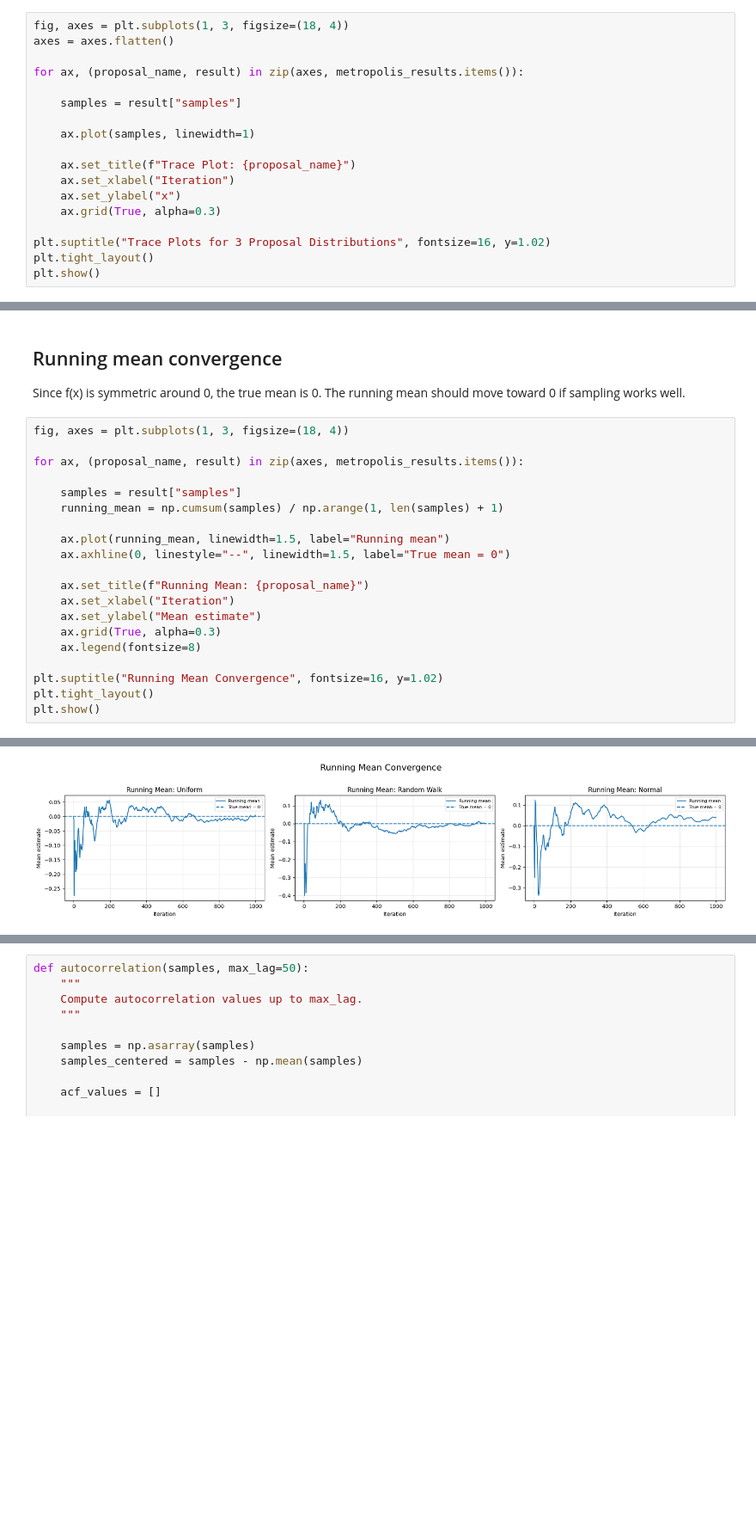
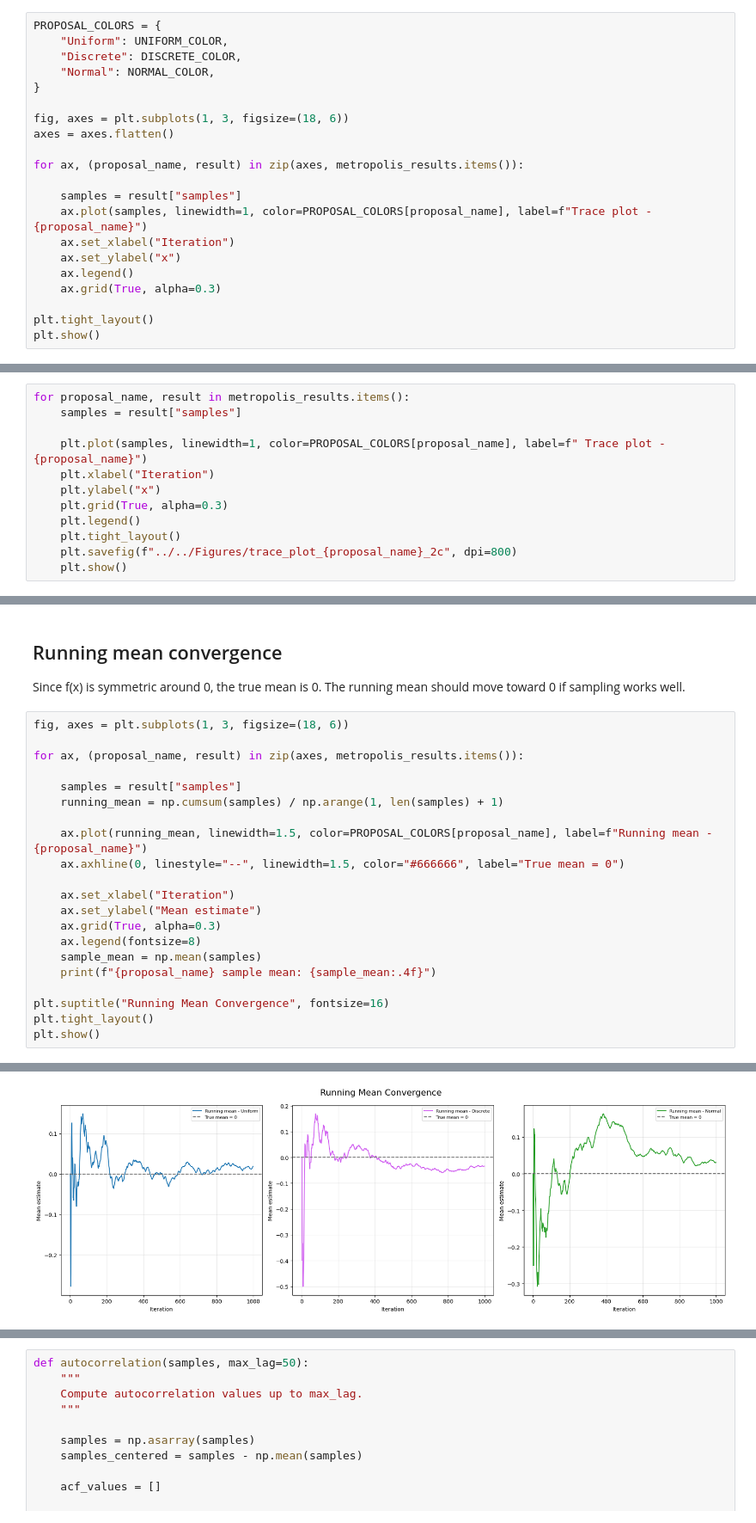
Before and after one commit to wakeupat4am/MATH4010--Advanced-Prob-Stat----Final-Project, a Jupyter notebook: Problem & Visualization/Problem 2/Problem_2.ipynb, the cells around one changed output, grey strips where cells are left out. Shown at 86% size. Drawn from its saved outputs; the diff is of its cells as text; blank space fills up the shorter version.

```diff
--- a/Problem & Visualization/Problem 2/Problem_2.ipynb
+++ b/Problem & Visualization/Problem 2/Problem_2.ipynb
@@ -187,21 +289,24 @@ plt.show()
 # %% [markdown]
 ## Trace plots
 # %%
-fig, axes = plt.subplots(1, 3, figsize=(18, 4))
+PROPOSAL_COLORS = {
+    "Uniform": UNIFORM_COLOR,
+    "Discrete": DISCRETE_COLOR,
+    "Normal": NORMAL_COLOR,
+}
+
+fig, axes = plt.subplots(1, 3, figsize=(18, 6))
 axes = axes.flatten()
 
 for ax, (proposal_name, result) in zip(axes, metropolis_results.items()):
 
     samples = result["samples"]
-
-    ax.plot(samples, linewidth=1)
-
-    ax.set_title(f"Trace Plot: {proposal_name}")
+    ax.plot(samples, linewidth=1, color=PROPOSAL_COLORS[proposal_name], label=f"Trace plot - {proposal_name}")
     ax.set_xlabel("Iteration")
     ax.set_ylabel("x")
+    ax.legend()
     ax.grid(True, alpha=0.3)
 
-plt.suptitle("Trace Plots for 3 Proposal Distributions", fontsize=16, y=1.02)
 plt.tight_layout()
 plt.show()
 # %% [output]
@@ -208,0 +316,12 @@ plt.show()
+# %%
+for proposal_name, result in metropolis_results.items():
+    samples = result["samples"]
+
+    plt.plot(samples, linewidth=1, color=PROPOSAL_COLORS[proposal_name], label=f" Trace plot - {proposal_name}")
+    plt.xlabel("Iteration")
+    plt.ylabel("x")
+    plt.grid(True, alpha=0.3)
+    plt.legend()
+    plt.tight_layout()
+    plt.savefig(f"../../Figures/trace_plot_{proposal_name}_2c", dpi=800)
+    plt.show()
@@ -210,23 +333,24 @@ plt.show()
 ## Running mean convergence
 Since f(x) is symmetric around 0, the true mean is 0. The running mean should move toward 0 if sampling works well.
 # %%
-fig, axes = plt.subplots(1, 3, figsize=(18, 4))
+fig, axes = plt.subplots(1, 3, figsize=(18, 6))
 
 for ax, (proposal_name, result) in zip(axes, metropolis_results.items()):
 
     samples = result["samples"]
     running_mean = np.cumsum(samples) / np.arange(1, len(samples) + 1)
 
-    ax.plot(running_mean, linewidth=1.5, label="Running mean")
-    ax.axhline(0, linestyle="--", linewidth=1.5, label="True mean = 0")
+    ax.plot(running_mean, linewidth=1.5, color=PROPOSAL_COLORS[proposal_name], label=f"Running mean - {proposal_name}")
+    ax.axhline(0, linestyle="--", linewidth=1.5, color="#666666", label="True mean = 0")
 
-    ax.set_title(f"Running Mean: {proposal_name}")
     ax.set_xlabel("Iteration")
     ax.set_ylabel("Mean estimate")
     ax.grid(True, alpha=0.3)
     ax.legend(fontsize=8)
+    sample_mean = np.mean(samples)
+    print(f"{proposal_name} sample mean: {sample_mean:.4f}")
 
-plt.suptitle("Running Mean Convergence", fontsize=16, y=1.02)
+plt.suptitle("Running Mean Convergence", fontsize=16)
 plt.tight_layout()
 plt.show()
 # %% [output]
@@ -233 +360 @@ plt.show()
-[figure, old version]
+[figure, new version]
```
Also changed, not shown: parts of 64 cells of this notebook, 20 other files.
